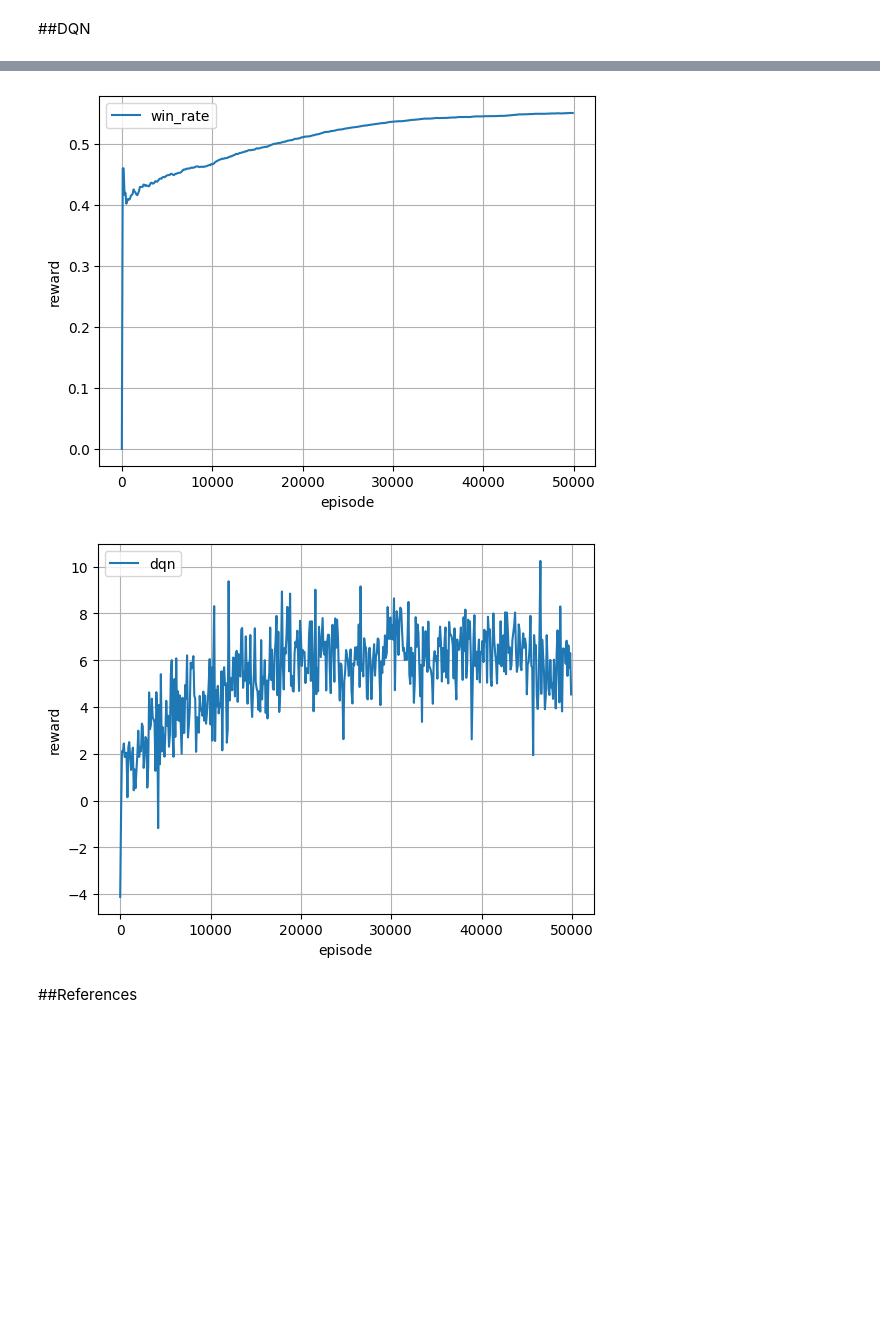
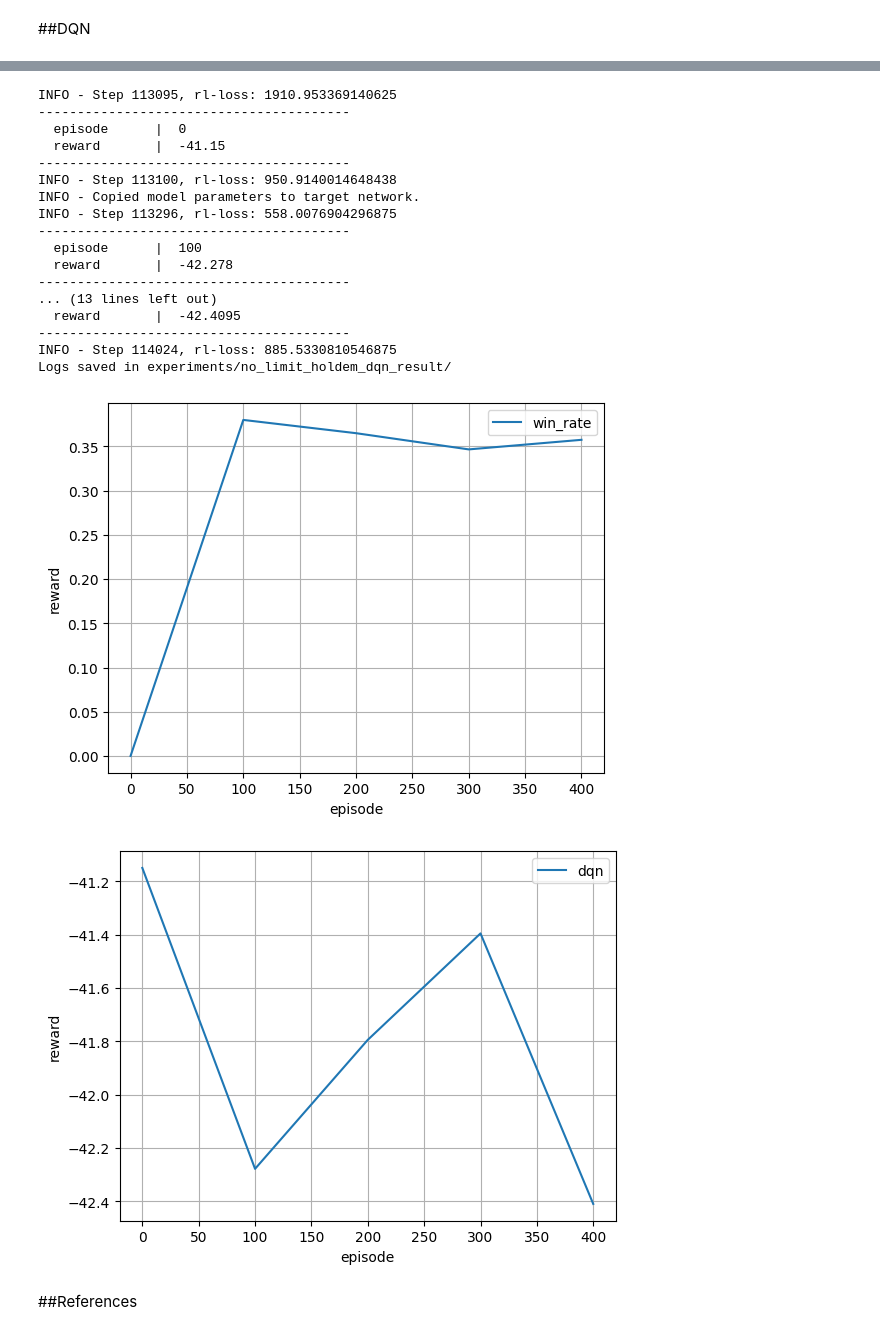
Before and after one commit to NGeorggin/COMPSCI175FinalProject, a Jupyter notebook: project.ipynb, the cells around one changed output, grey strips where cells are left out. Cells and saved outputs as stored; diff of their text form; code cells hidden in the pictures; blank space fills up the shorter version.

```diff
--- a/project.ipynb
+++ b/project.ipynb
@@ -278,18 +287,29 @@ def DQNtrain(args): # (Getting Started, n. d.; rlcard.games.nolimitholdem, n. d.
     # (Getting Started, n. d.; No-limit Texas Hold'em, n. d.; rlcard.games.nolimitholdem, n. d.)
     games_won = 0
     csv_path2 = os.path.join(args.log_dir, 'result.csv') # Put the model results in a .csv file to analyze
-    with open(csv_path2, 'a') as f:
+    with open(csv_path2, 'w') as f:
         csv_writer = csv.writer(f)
         csv_writer.writerow(['episode', 'reward'])
 
     # Make the two players be the following: Our Agent, Random Opponent. (Getting Started, n. d.; rlcard.games.nolimitholdem, n. d.)
     agents = [agent]
     for _ in range(1, env.num_players):
-        agents.append(RandomAgent(num_actions=env.num_actions))
+        agents.append(DQNAgent(
+          num_actions=env.num_actions,
+          state_shape=env.state_shape[0],
+          mlp_layers=[64,128],
+          device=device,
+          batch_size=64
+        ))
     env.set_agents(agents)
+
+    agent = torch.load(args.save_path)
+    agents[1] = torch.load(args.save_path)
 
     nn = NNPolicy(256) # Create the Neural Network (with an arbitrary yet sufficiently large hidden layer size value).
     optimizer = optim.Adam(nn.parameters(), lr=0.001) # Create an Optimizer for updating the NN.
+
+    nn = torch.load(os.path.join('experiments/no_limit_holdem_dqn_result/', 'nnmodel.pth'))
 
     with Logger(args.log_dir) as logger: # Log the training, results, and all associated information using a Logger (Getting Started, n. d.; rlcard.utils, n. d.)
         for episode in range(args.num_episodes):
@@ -336,13 +356,6 @@ def DQNtrain(args): # (Getting Started, n. d.; rlcard.games.nolimitholdem, n. d.
 
     # Plot the learning curve to print out at the end (Getting Started, n. d.; rlcard.utils, n. d.)
     plot_curve(csv_path, fig_path, args.algorithm)
-
-    # Save DQN model and NN model in their own .pth files (Getting Started, n. d.; rlcard.games.nolimitholdem, n. d.)
-    save_path = os.path.join(args.log_dir, 'model.pth')
-    torch.save(agent, save_path)
-    nn_save_path = os.path.join(args.log_dir, 'nnmodel.pth')
-    torch.save(nn, nn_save_path)
-    print('Model saved in', save_path) # Output message (Getting Started, n. d.; rlcard.games.nolimitholdem, n. d.)
 # %%
 if __name__ == '__main__': # (Getting Started, n. d.)
     parser = argparse.ArgumentParser("DQN example in RLCard") # (Getting Started, n. d.)
@@ -378,7 +391,7 @@ if __name__ == '__main__': # (Getting Started, n. d.)
     parser.add_argument( # Constant number of episodes to run (Getting Started, n. d.)
         '--num_episodes',
         type=int,
-        default=50000,
+        default=500,
     )
     parser.add_argument( # Constant number of games to evaluate (Getting Started, n. d.)
         '--num_eval_games',
@@ -427,4 +424,21 @@ Model saved in experiments/no_limit_holdem_dqn_result/model.pth
+INFO - Step 113095, rl-loss: 1910.953369140625
+----------------------------------------
+  episode      |  0
+  reward       |  -41.15
+----------------------------------------
+INFO - Step 113100, rl-loss: 950.9140014648438
+INFO - Copied model parameters to target network.
+INFO - Step 113296, rl-loss: 558.0076904296875
+----------------------------------------
+  episode      |  100
+  reward       |  -42.278
+----------------------------------------
+... (13 lines left out)
+  reward       |  -42.4095
+----------------------------------------
+INFO - Step 114024, rl-loss: 885.5330810546875
+Logs saved in experiments/no_limit_holdem_dqn_result/
-[figure, old version]
+[figure, new version]
-[figure, old version]
+[figure, new version]
 # %% [markdown]
 ##References
```
Also changed, not shown: parts of 5 cells of this notebook.
